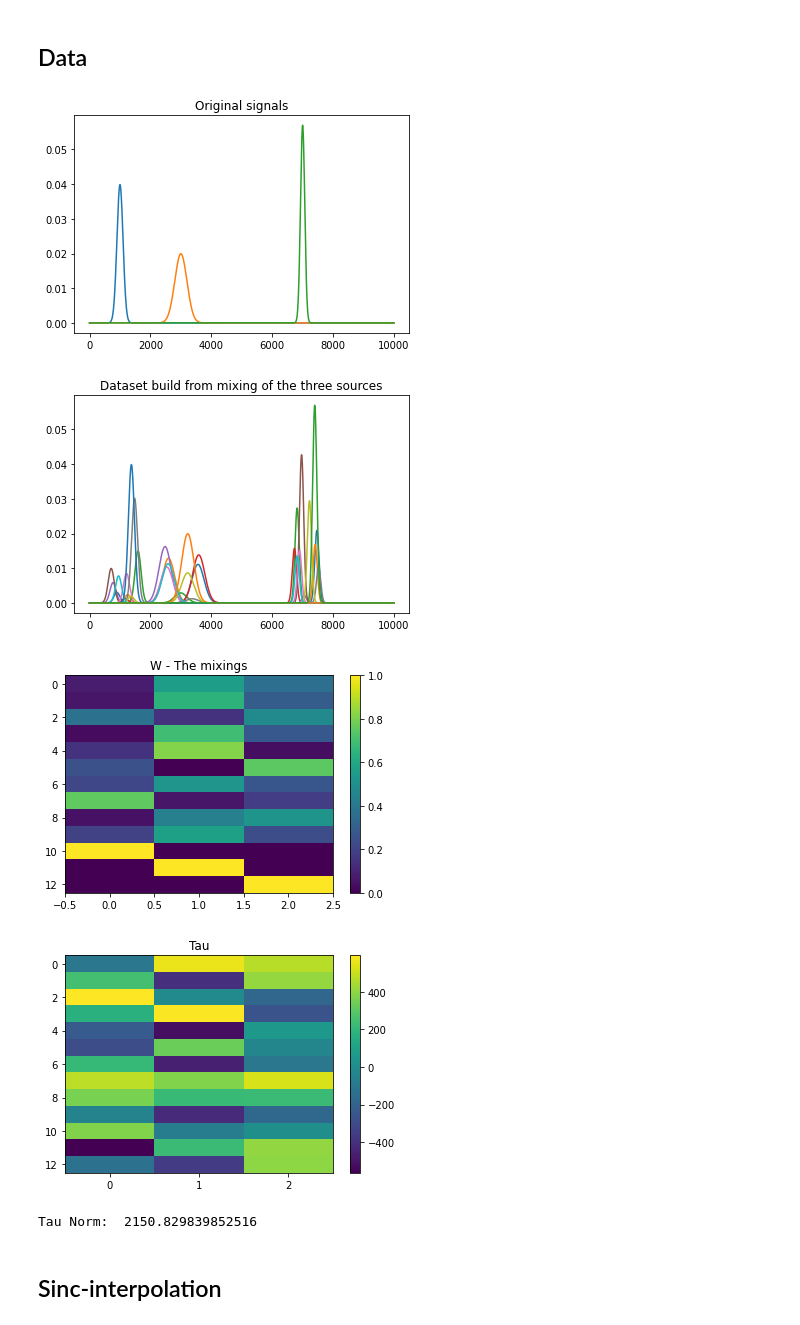
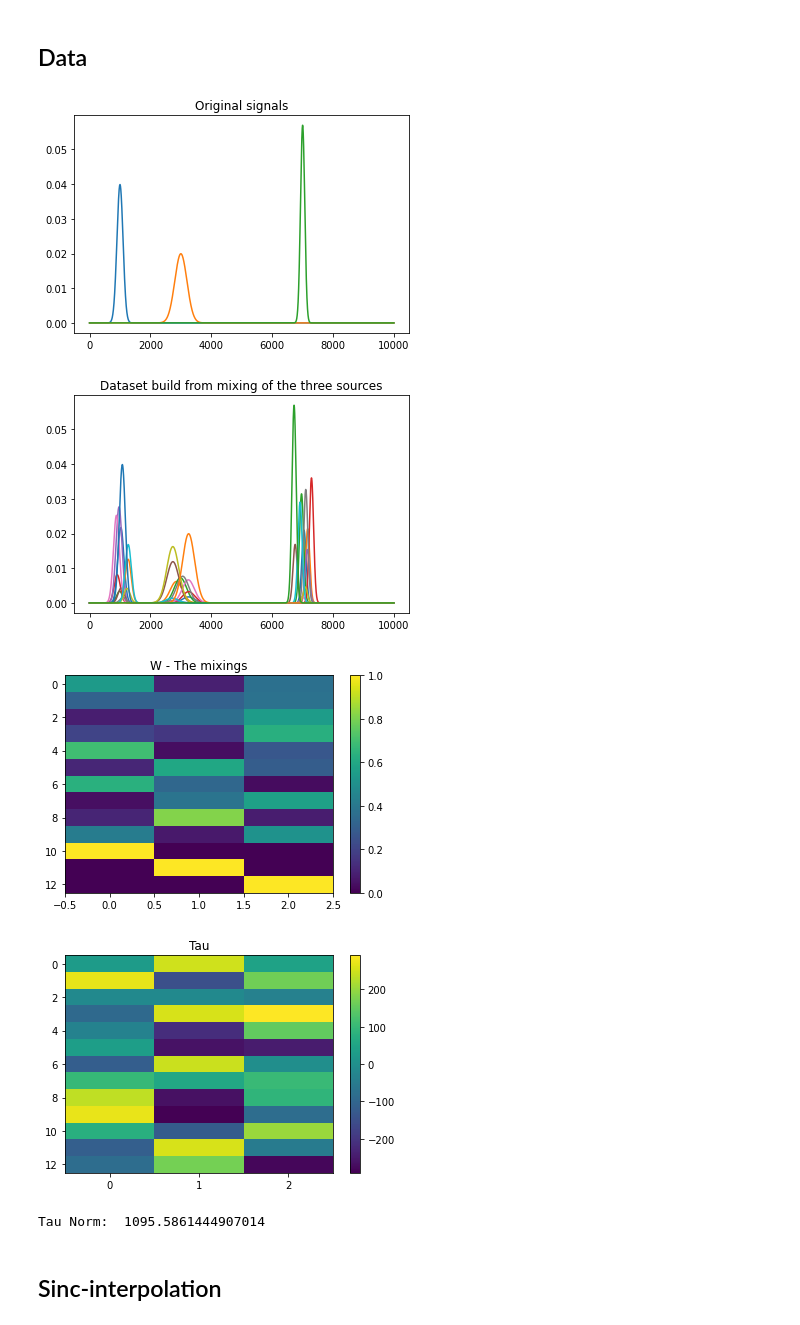
Before and after one commit to AlexanderVoldby/02466Fagprojekt2023, a Jupyter notebook: test_with_shift.ipynb, the cells around one changed output. Saved outputs shown, nothing was run; the diff lists cells and outputs as text; code cells hidden in the pictures.

```diff
--- a/test_with_shift.ipynb
+++ b/test_with_shift.ipynb
@@ -20,7 +20,7 @@ t0 = 10    # The half-time interval we look at
 t = np.arange(-t0, t0, 1/Fs)  # the time samples
 f = np.arange(-Fs/2, Fs/2, Fs/len(t))  # the corresponding frequency samples
 
-shift = 600
+shift = 300
 
 def gauss(mu, s, time):
     return 1/(s*np.sqrt(2*np.pi))*np.exp(-1/2*((time-mu)/s)**2)
@@ -66,37 +66,37 @@ for signal in H:
     plt.plot(signal)
 plt.title("Original signals")
 plt.show()
 
 X = shift_dataset(W, H, tau)
 X_clean = shift_dataset(W, H, np.zeros((N, d)))
 
 plt.figure()
 for signal in X:
     plt.plot(signal.real)
 plt.title("Dataset build from mixing of the three sources")
 plt.show()
 plt.figure()
 plt.imshow(W, aspect='auto', interpolation="none")
 plt.colorbar()
 plt.title("W - The mixings")
 plt.show()
 
 plt.figure()
 plt.imshow(tau, aspect='auto', interpolation="none")
 ax = plt.gca()
 ax.set_xticks(np.arange(0, 3, 1))
 plt.colorbar()
 plt.title("Tau")
 plt.show()
 
 
 print("Tau Norm: ", np.linalg.norm(tau))
 # %% [output]
 [figure]
-[figure, old version]
+[figure, new version]
-[figure, old version]
+[figure, new version]
-[figure, old version]
+[figure, new version]
-Tau Norm:  2150.829839852516
+Tau Norm:  1095.5861444907014
 # %% [markdown]
 ## Sinc-interpolation
 # %%
```
Also changed, not shown: parts of 1 cell of this notebook.
